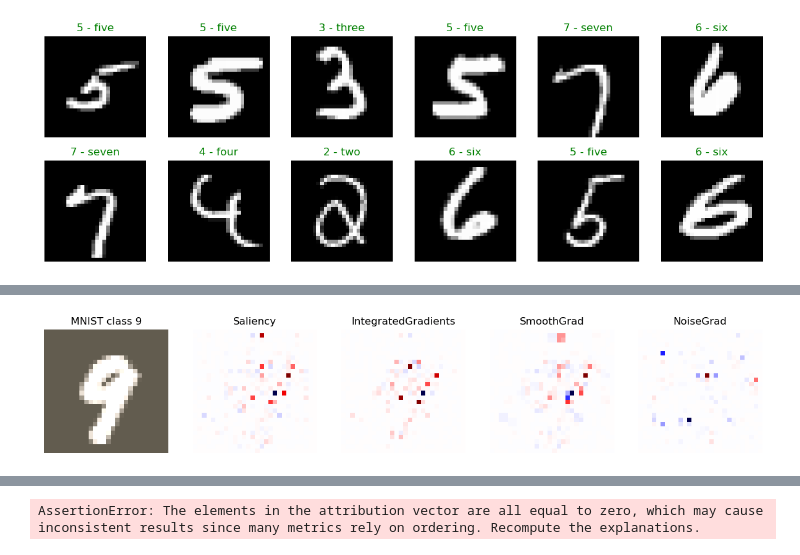
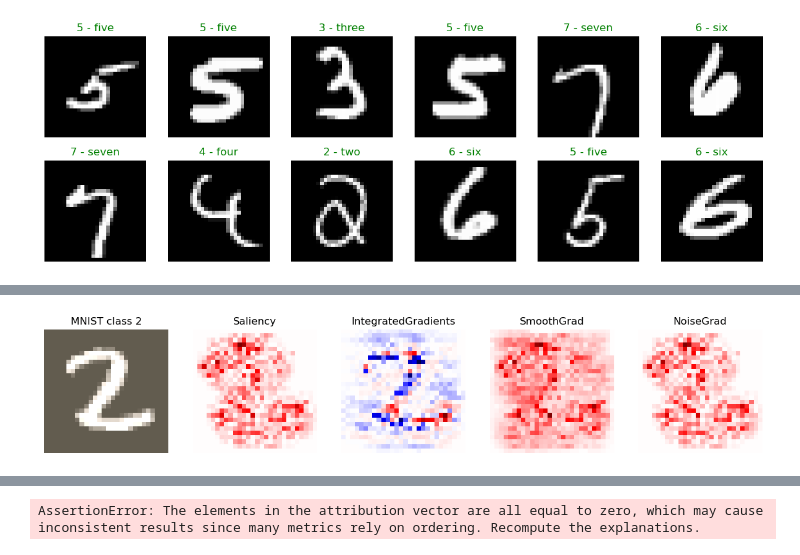
Before and after one commit to sanishsuwal7/ExplainableAI, a Jupyter notebook: Lenet_normal.ipynb, the cells around one changed output, grey strips where cells are left out. Saved outputs shown, nothing was run; the diff lists cells and outputs as text; code cells hidden in the pictures.

```diff
--- a/Lenet_normal.ipynb
+++ b/Lenet_normal.ipynb
@@ -55,10 +55,0 @@ def img_superimpose(img, ax):
-# %%
-import torch
-torch.manual_seed(42)
-fig = plt.figure(figsize = (12,12))
-ax0 = fig.add_subplot(1,1,1)
-rand_ind = torch.randint(0, len(train_dataset), size=[1]).item()
-
-img0 = train_dataset.data[rand_ind]
-img0 = img0.numpy()
-img_superimpose(img0, ax0)
@@ -613,14 +593,14 @@ torch.cuda.empty_cache()
 x_batch, y_batch = next(iter(test_dataloader))
 x_batch, y_batch = x_batch.to(device), y_batch.to(device)
 # %%
-a_batch_saliency = quantus.normalise_func.normalise_by_negative(Saliency(model_lenet5_v1_mnist_loaded).attribute(inputs= x_batch, target= y_batch, abs = True).sum(axis=1).cpu().numpy())
-a_batch_integrad =  quantus.normalise_func.normalise_by_negative(IntegratedGradients(model_lenet5_v1_mnist_loaded).attribute(inputs=x_batch, target = y_batch, baselines = torch.zeros_like(x_batch)).sum(axis=1).cpu().numpy())
-saliency = Saliency(model_lenet5_v1_mnist_loaded)
-torch.cuda.empty_cache()
-a_batch_smooth = quantus.normalise_func.normalise_by_negative(NoiseTunnel(saliency).attribute(inputs = x_batch, target = y_batch, nt_type ='smoothgrad', nt_samples = 50, stdevs=0.15).sum(axis=1).cpu().numpy())
-a_batch_noise = quantus.normalise_func.normalise_by_negative(NoiseTunnel(saliency).attribute(inputs = x_batch, target = y_batch, nt_type ='smoothgrad_sq', nt_samples = 50, stdevs=0.15).sum(axis=1).cpu().numpy())
+# a_batch_saliency = quantus.normalise_func.normalise_by_negative(Saliency(model_lenet5_v1_mnist_loaded).attribute(inputs= x_batch, target= y_batch, abs = True).sum(axis=1).cpu().numpy())
+# a_batch_integrad =  quantus.normalise_func.normalise_by_negative(IntegratedGradients(model_lenet5_v1_mnist_loaded).attribute(inputs=x_batch, target = y_batch, baselines = torch.zeros_like(x_batch)).sum(axis=1).cpu().numpy())
+# saliency = Saliency(model_lenet5_v1_mnist_loaded)
+# torch.cuda.empty_cache()
+# a_batch_smooth = quantus.normalise_func.normalise_by_negative(NoiseTunnel(saliency).attribute(inputs = x_batch, target = y_batch, nt_type ='smoothgrad', nt_samples = 50, stdevs=0.15).sum(axis=1).cpu().numpy())
+# # a_batch_noise = quantus.normalise_func.normalise_by_negative(NoiseTunnel(saliency).attribute(inputs = x_batch, target = y_batch, nt_type ='smoothgrad_sq', nt_samples = 50, stdevs=0.15).sum(axis=1).cpu().numpy())
 
-x_batch, y_batch = x_batch.cpu().numpy(), y_batch.cpu().numpy()
+# x_batch, y_batch = x_batch.cpu().numpy(), y_batch.cpu().numpy()
 
-assert [isinstance(obj, np.ndarray) for obj in  [x_batch, y_batch, a_batch_saliency, a_batch_integrad]]
+# assert [isinstance(obj, np.ndarray) for obj in  [x_batch, y_batch, a_batch_saliency, a_batch_integrad]]
 # %%
@@ -668,23 +646,19 @@ a_batch_integrad = integrated_explainer(model=model_lenet5_v1_mnist_loaded.cpu()
                                     **{"device": device},
                                     )
 
-# FusionGrad
+# SmoothGrad
 gc.collect()
 torch.cuda.empty_cache()
 a_batch_smoothgrad = smoothgrad_explainer(model=model_lenet5_v1_mnist_loaded.to(device),
                                         inputs=x_batch,
                                         targets=y_batch,
-                                        **{ "std": 0.15,  # Standard deviation for the noise added to the inputs
-                                            "n": 50,  # Number of noisy inputs to generate
-                                            "clip": False,  # Optionally clip inputs between [0, 1]
-                                            "device": device  # Device for computation (GPU/CPU)
-                                          })
+                                        **{ "device": device})
 
 gc.collect()
 torch.cuda.empty_cache()
 
-# Posterior mean setup for NoiseGrad (same as FusionGrad)
-# posterior_mean = copy.deepcopy(torchvision.model_lenet5_v1_mnist_loaded.to(device).state_dict())
+# # Posterior mean setup for NoiseGrad (same as FusionGrad)
+# # posterior_mean = copy.deepcopy(torchvision.model_lenet5_v1_mnist_loaded.to(device).state_dict())
 
 # NoiseGrad explanation for a batch of inputs
 a_batch_noisegrad = noisegrad_explainer(
@@ -695,8 +669,8 @@ a_batch_noisegrad = noisegrad_explainer(
         # "posterior_mean": posterior_mean,  # The base model's mean parameters
         "mean": 1.0,  # Mean for the Gaussian noise applied to model parameters
         "std": 0.5,  # Standard deviation for the Gaussian noise applied to model parameters
-        "sg_std": 0.5,  # Standard deviation for the noise added to the inputs
-        "n": 25,  # Number of noisy models to sample
+        # "sg_std": 0.5,  # Standard deviation for the noise added to the inputs
+        "n": 20,  # Number of noisy models to sample
         "noise_type": "multiplicative",  # Type of noise to apply to the model parameters
         "clip": False,  # Optionally clip noisy inputs between [0, 1]
         "device": device  # Device for computation (GPU/CPU)
@@ -733,7 +707,7 @@ metrics = {
 
 }
 # %%
-index = 10 #random.randint(0, len(x_batch)-1)
+index = random.randint(0, len(x_batch)-1)
 fig, axes = plt.subplots(nrows=1, ncols=1+len(explanations), figsize=(15, 8))
 axes[0].imshow(np.moveaxis(quantus.normalise_func.denormalise(x_batch[index].cpu().numpy(), mean=np.array([0.485, 0.456, 0.406]), std=np.array([0.229, 0.224, 0.225])), 0, -1), vmin=0.0, vmax=1.0)
 axes[0].title.set_text(f"MNIST class {y_batch[index].item()}")
@@ -747,4 +721,4 @@ Clipping input data to the valid range for imshow with RGB data ([0..1] for floa
-[figure, old version]
+[figure, new version]
 # %%
 # Plot explanations of normal images!
 nr_images = 2
```
Also changed, not shown: parts of 24 cells of this notebook, 1 other file.
